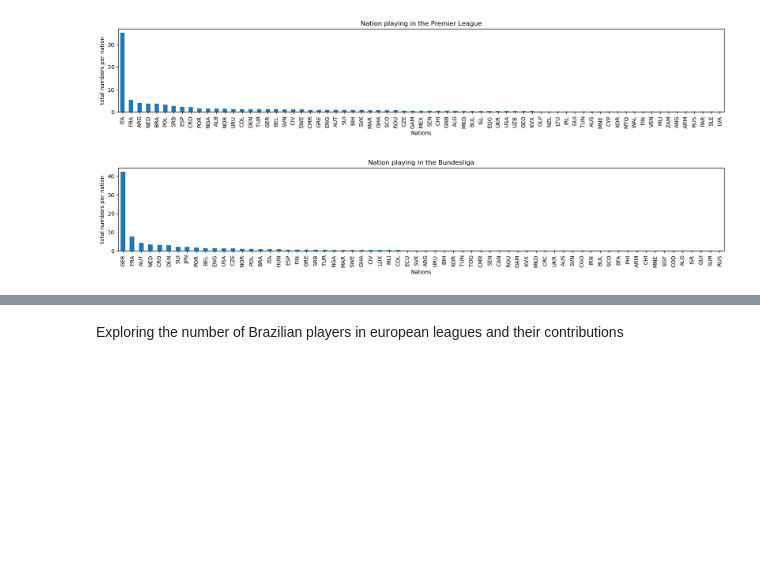
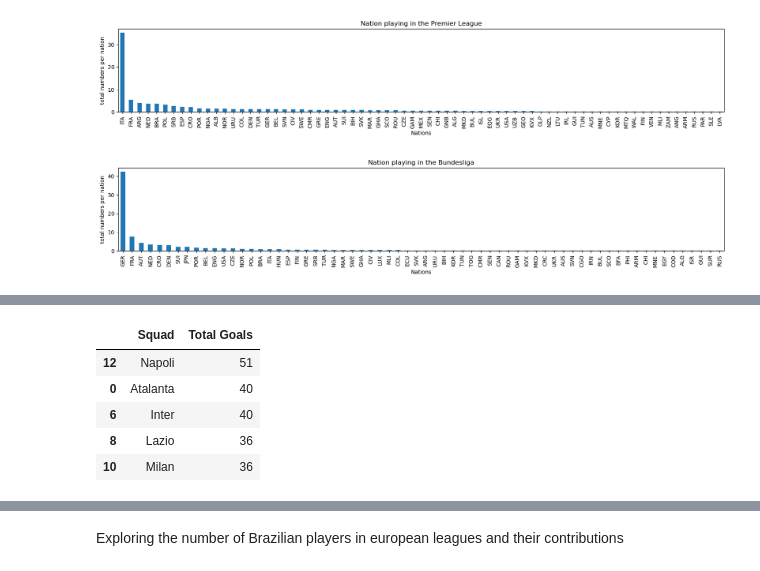
Before and after one commit to tiagoru/Football_Player_Stats, a Jupyter notebook: footbal_analysis.ipynb, the cells around one changed output, grey strips where cells are left out. Cells and saved outputs as stored; diff of their text form; code cells hidden in the pictures; blank space fills up the shorter version.

```diff
--- a/footbal_analysis.ipynb
+++ b/footbal_analysis.ipynb
@@ -214,0 +238,11 @@ plt.show()
+# %%
+top_team_SE = SE.groupby(['Squad'])['Goals'].sum().reset_index().rename(columns={'Goals':'Total Goals'})
+top_team_SE.sort_values(by='Total Goals', ascending = False, inplace = True)
+top_team_SE.head(5)
+# %% [output]
+|  | Squad | Total Goals |
+| 12 | Napoli | 51 |
+| 0 | Atalanta | 40 |
+| 6 | Inter | 40 |
+| 8 | Lazio | 36 |
+| 10 | Milan | 36 |
```
Also changed, not shown: parts of 7 cells of this notebook.
